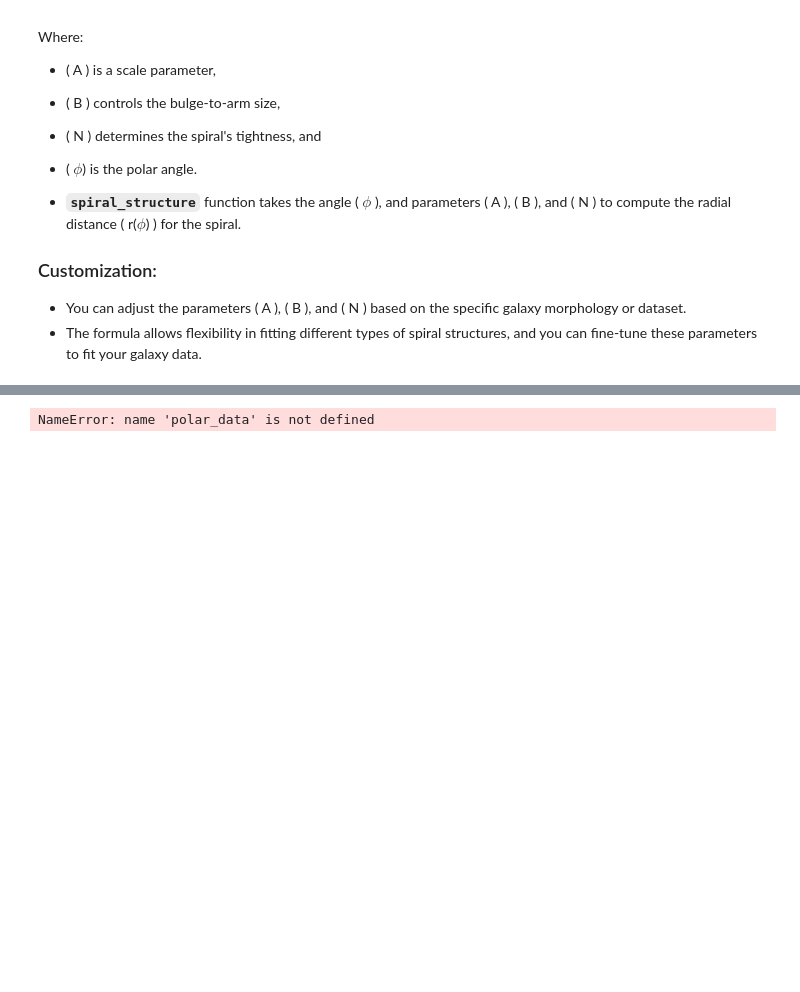
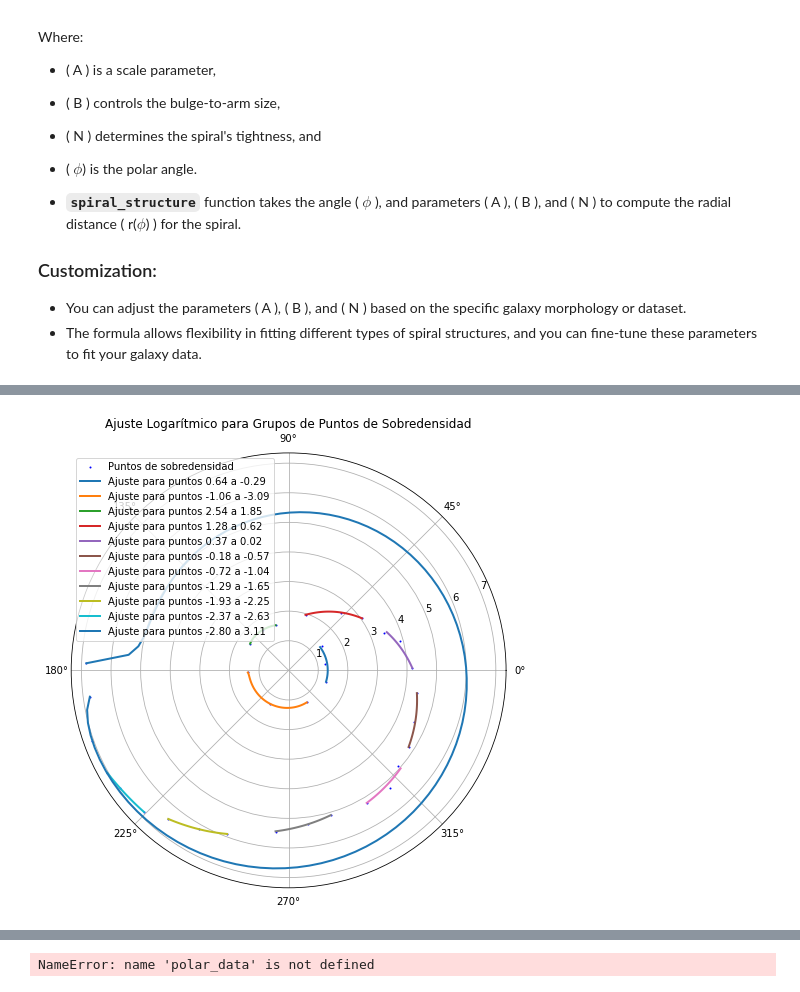
Before and after one commit to danielhcertuche/SpiralStructure_IllustrisTNG50, a Jupyter notebook: NOTEBOOKS/NewMethod_ArmsIdentification.ipynb, the cells around one changed output, grey strips where cells are left out. Drawn from its saved outputs; the diff is of its cells as text; code cells hidden in the pictures; blank space fills up the shorter version.

```diff
--- a/NOTEBOOKS/NewMethod_ArmsIdentification.ipynb
+++ b/NOTEBOOKS/NewMethod_ArmsIdentification.ipynb
@@ -216,0 +569,85 @@ Where:
+# %%
+import numpy as np
+import pandas as pd
+import matplotlib.pyplot as plt
+from scipy.optimize import curve_fit
+from sklearn.linear_model import BayesianRidge
+
+# Definir la función logarítmica de la espiral incluyendo A, B y N
+def log_spiral(phi, A, B, N):
+    """
+    r(φ) = A / log(B * tan(φ / 2N))
+    """
+    safe_phi = np.clip(phi, 1e-6, None)  # Evitar valores problemáticos para tan y log
+    return A / np.log(B * np.tan(safe_phi / (2 * N)) + 1e-6)
+
+# Crear un ajuste Bayesiano
+class BayesianSpiralFitter:
+    def __init__(self, alpha_1=1e-6, lambda_1=1e-6):
+        self.bayesian_ridge = BayesianRidge(alpha_1=alpha_1, lambda_1=lambda_1)
+        self.A_ = None
+        self.B_ = None
+        self.N_ = None
+
+    def fit(self, phi, r):
+        # Preprocesar los valores de phi, ahora con tres características: φ, tan(φ/2) y tan(φ/2N)
+        X = np.column_stack([phi, np.tan(phi / 2), np.tan(phi / 2)])  # Crear tres características
+        self.bayesian_ridge.fit(X, r)
+        # Obtener los coeficientes ajustados
+        self.A_ = self.bayesian_ridge.coef_[0]
+        self.B_ = self.bayesian_ridge.coef_[1]
+        self.N_ = self.bayesian_ridge.coef_[2]
+
+    def predict(self, phi):
+        # Preprocesar phi
+        X = np.column_stack([phi, np.tan(phi / 2), np.tan(phi / 2)])
+        return self.bayesian_ridge.predict(X)
+
+# Función para convertir de coordenadas cartesianas a polares
+def cartesian_to_polar(x, y):
+    r = np.sqrt(x**2 + y**2)
+    phi = np.arctan2(y, x)
+    return r, phi
+
+# Cargar los datos
+data_arm = pd.read_csv('../DATA/processed/TracingPoints/arm_tracing_11_arm1_rho_dani.csv')
+
+# Extraer los valores de x e y
+x_values = data_arm['x'].values
+y_values = data_arm['y'].values
+
+# Convertir a coordenadas polares
+r_values, phi_values = cartesian_to_polar(x_values, y_values)
+
+# Función para dividir los puntos en subconjuntos de 3 en 3
+def divide_points_in_groups(r_values, phi_values, group_size=3):
+    for i in range(0, len(r_values), group_size):
+        yield r_values[i:i+group_size], phi_values[i:i+group_size]
+
+# Ajustar y graficar para cada grupo de 3 puntos
+fig, ax = plt.subplots(subplot_kw={'projection': 'polar'}, figsize=(10, 8))
+
+# Graficar los puntos originales
+ax.scatter(phi_values, r_values, color='blue', label='Puntos de sobredensidad', s=1)
+
+# Ajustar para cada conjunto de tres puntos
+for r_group, phi_group in divide_points_in_groups(r_values, phi_values):
+    if len(r_group) < 3:  # Asegurarnos de que haya 3 puntos en el grupo
+        continue
+
+    # Ajuste bayesiano para este subconjunto
+    bayesian_spiral = BayesianSpiralFitter()
+    bayesian_spiral.fit(phi_group, r_group)
+
+    # Predecir los valores ajustados para este grupo
+    phi_fit = np.linspace(np.min(phi_group), np.max(phi_group), 100)
+    r_fit = bayesian_spiral.predict(phi_fit)
+
+    # Graficar el ajuste para este subconjunto
+    ax.plot(phi_fit, r_fit, label=f'Ajuste para puntos {phi_group[0]:.2f} a {phi_group[-1]:.2f}', linewidth=2)
+
+ax.set_title('Ajuste Logarítmico para Grupos de Puntos de Sobredensidad')
+plt.legend()
+plt.show()
+# %% [output]
+[figure, added]
```
Also changed, not shown: parts of 13 cells of this notebook.
